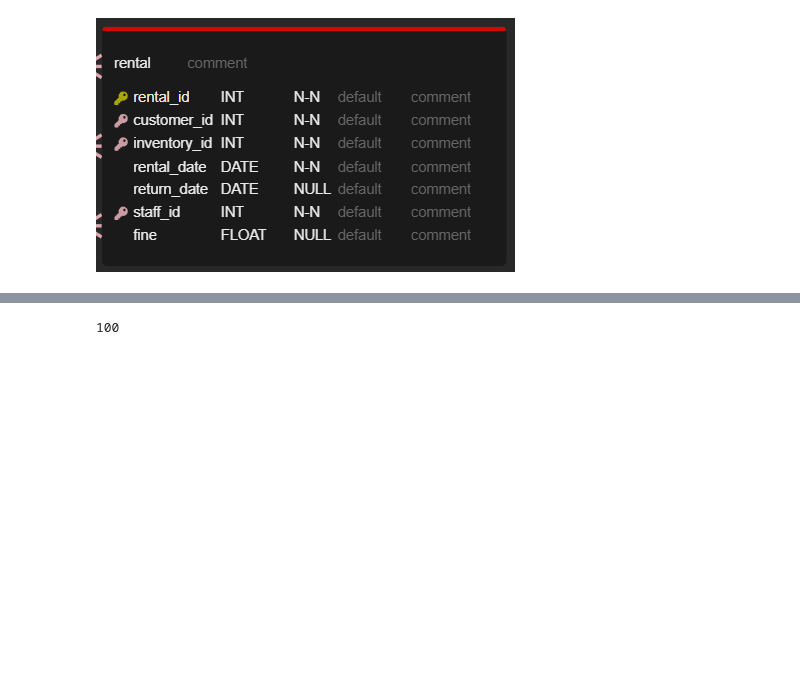
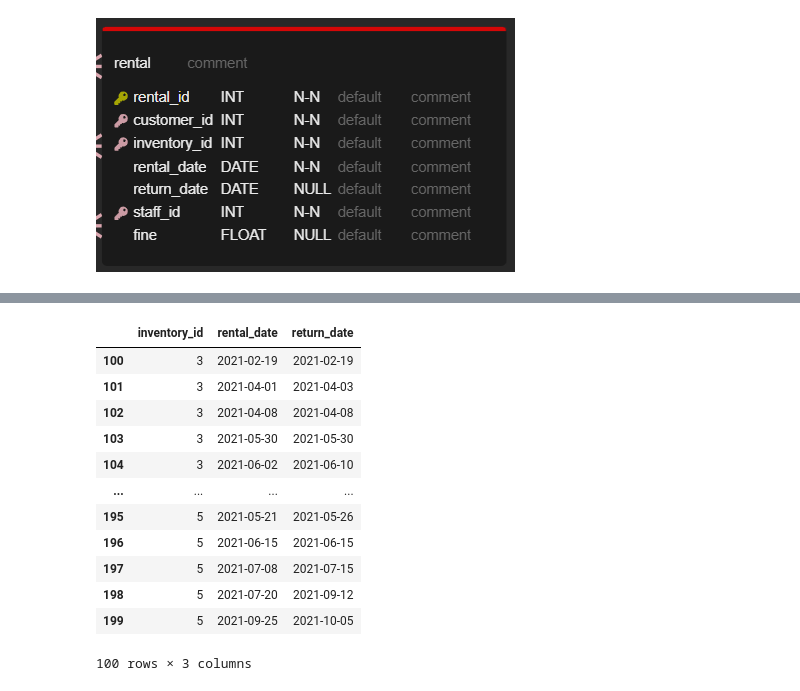
Before and after one commit to Staszek15/store-database, a Jupyter notebook: rental.ipynb, the cells around one changed output, grey strips where cells are left out. Cells and saved outputs as stored; diff of their text form; code cells hidden in the pictures; blank space fills up the shorter version.

```diff
--- a/rental.ipynb
+++ b/rental.ipynb
@@ -116,5 +65,35 @@ ValueError: invalid literal for int() with base 10: 'NULL'
-# %%
-len(rental_dates)
-len(return_dates)
-# %% [output]
-100
+# %%
+inventory_id = inventory_rent['inventory_id']
+# %%
+rental = pd.DataFrame(columns = ['inventory_id', 'rental_date', 'return_date'])
+# %%
+def rentals_one_inventory():
+    rental = pd.DataFrame(columns = ['inventory_id', 'rental_date', 'return_date'])
+    for i in inventory_id:
+        return_date = datetime.date(2021, 1, 4)
+
+        while return_date < datetime.date(2023, 6, 15):
+            rental_date = return_date +  datetime.timedelta(days = days_from_last_rent())
+            return_date = rental_date + datetime.timedelta(days = rent_days())
+            new_row = {'inventory_id' : i, 'rental_date' : rental_date, 'return_date' : return_date}
+            rental.loc[len(rental)] = new_row
+
+    return rental
+# %%
+rental = rentals_one_inventory()
+# %%
+rental[100:200]
+# %% [output]
+|  | inventory_id | rental_date | return_date |
+| 100 | 3 | 2021-02-19 | 2021-02-19 |
+| 101 | 3 | 2021-04-01 | 2021-04-03 |
+| 102 | 3 | 2021-04-08 | 2021-04-08 |
+| 103 | 3 | 2021-05-30 | 2021-05-30 |
+| 104 | 3 | 2021-06-02 | 2021-06-10 |
+| ... | ... | ... | ... |
+| 195 | 5 | 2021-05-21 | 2021-05-26 |
+| 196 | 5 | 2021-06-15 | 2021-06-15 |
+| 197 | 5 | 2021-07-08 | 2021-07-15 |
+| 198 | 5 | 2021-07-20 | 2021-09-12 |
+| 199 | 5 | 2021-09-25 | 2021-10-05 |
+100 rows × 3 columns
```
Also changed, not shown: parts of 14 cells of this notebook.
